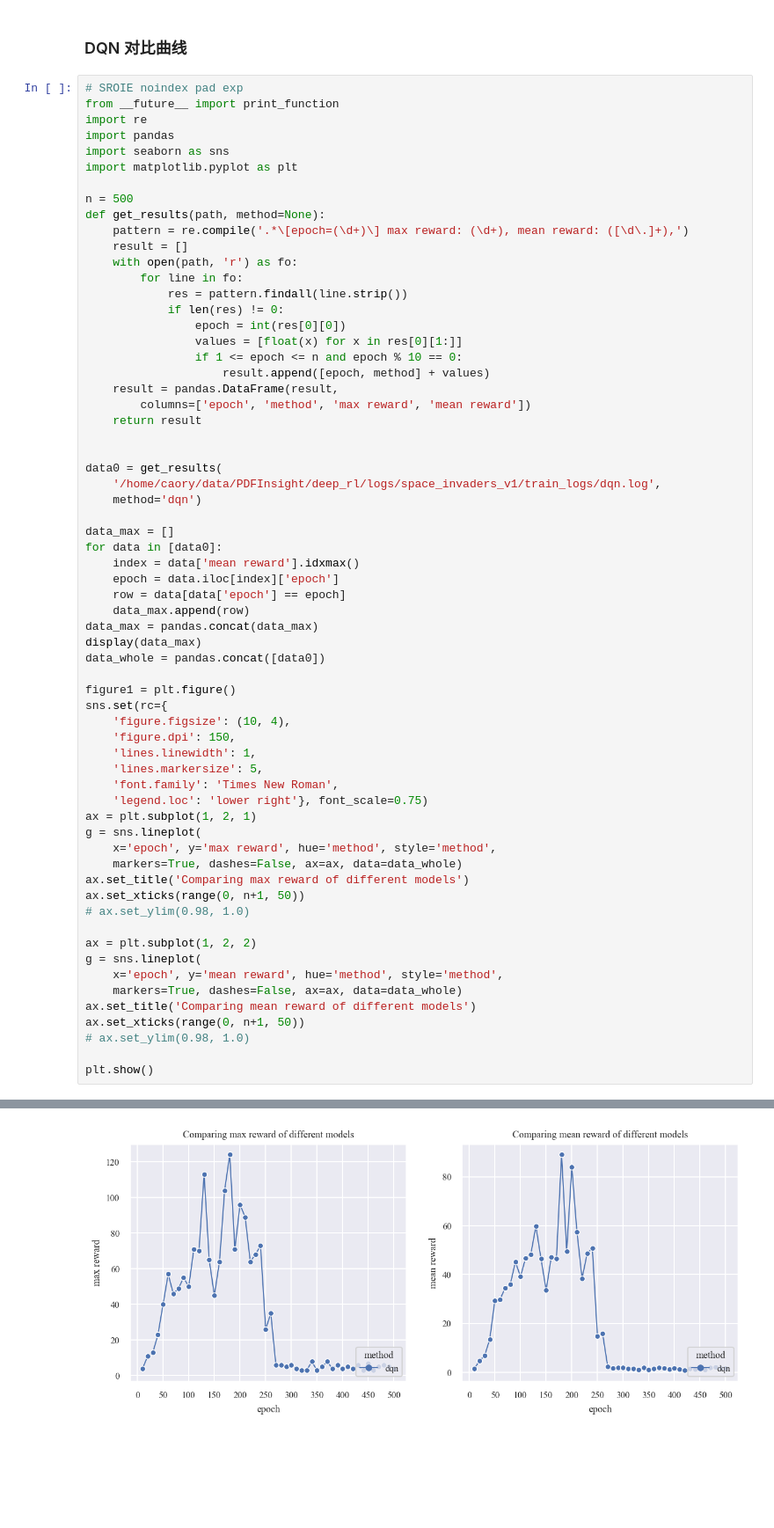
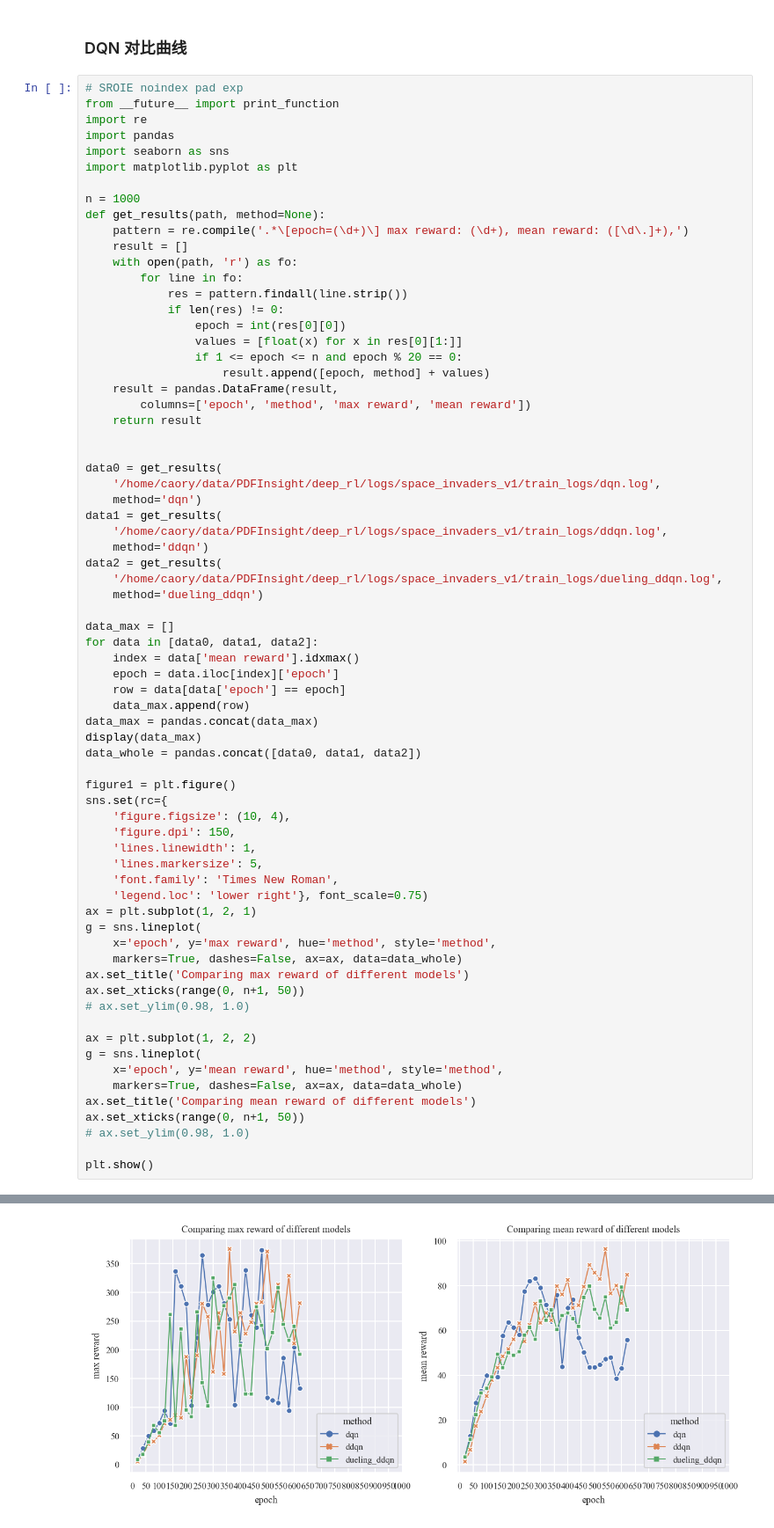
Before and after one commit to persistforever/ReinforcementLearning, a Jupyter notebook: scripts/others/draw_curves.ipynb, the cells around one changed output, grey strips where cells are left out. Shown: that part at 88% size. Saved outputs shown, nothing was run; the diff lists cells and outputs as text; blank space fills up the shorter version.

Commit message:
compare dqn ddqn dueling_ddqn

```diff
--- a/scripts/others/draw_curves.ipynb
+++ b/scripts/others/draw_curves.ipynb
@@ -8,7 +8,7 @@ import pandas
 import seaborn as sns
 import matplotlib.pyplot as plt
 
-n = 500
+n = 1000
 def get_results(path, method=None):
     pattern = re.compile('.*\[epoch=(\d+)\] max reward: (\d+), mean reward: ([\d\.]+),')
     result = []
@@ -18,7 +18,7 @@ def get_results(path, method=None):
             if len(res) != 0:
                 epoch = int(res[0][0])
                 values = [float(x) for x in res[0][1:]]
-                if 1 <= epoch <= n and epoch % 10 == 0:
+                if 1 <= epoch <= n and epoch % 20 == 0:
                     result.append([epoch, method] + values)
     result = pandas.DataFrame(result,
         columns=['epoch', 'method', 'max reward', 'mean reward'])
@@ -28,16 +28,22 @@ def get_results(path, method=None):
 data0 = get_results(
     '/home/caory/data/PDFInsight/deep_rl/logs/space_invaders_v1/train_logs/dqn.log',
     method='dqn')
+data1 = get_results(
+    '/home/caory/data/PDFInsight/deep_rl/logs/space_invaders_v1/train_logs/ddqn.log',
+    method='ddqn')
+data2 = get_results(
+    '/home/caory/data/PDFInsight/deep_rl/logs/space_invaders_v1/train_logs/dueling_ddqn.log',
+    method='dueling_ddqn')
 
 data_max = []
-for data in [data0]:
+for data in [data0, data1, data2]:
     index = data['mean reward'].idxmax()
     epoch = data.iloc[index]['epoch']
     row = data[data['epoch'] == epoch]
     data_max.append(row)
 data_max = pandas.concat(data_max)
 display(data_max)
-data_whole = pandas.concat([data0])
+data_whole = pandas.concat([data0, data1, data2])
 
 figure1 = plt.figure()
 sns.set(rc={
@@ -70 +78 @@ plt.show()
-[figure, old version]
+[figure, new version]
```
Also changed, not shown: parts of 1 cell of this notebook, 5 other files.
